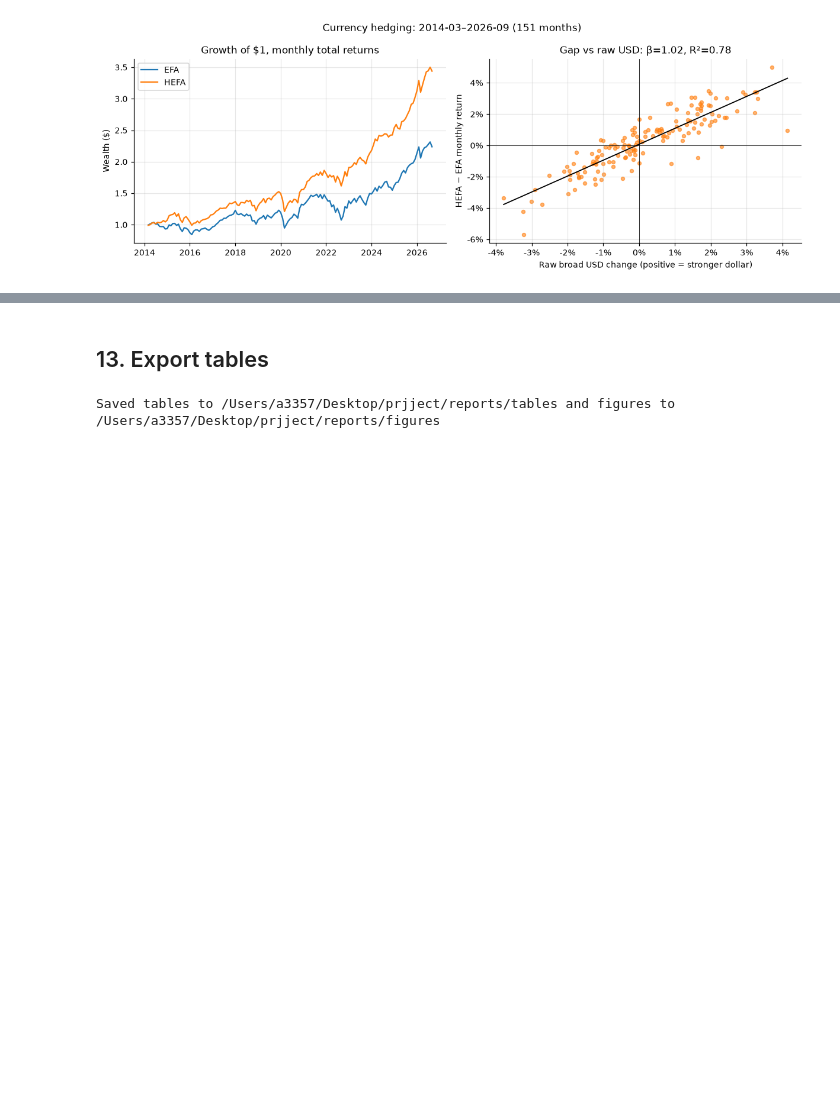
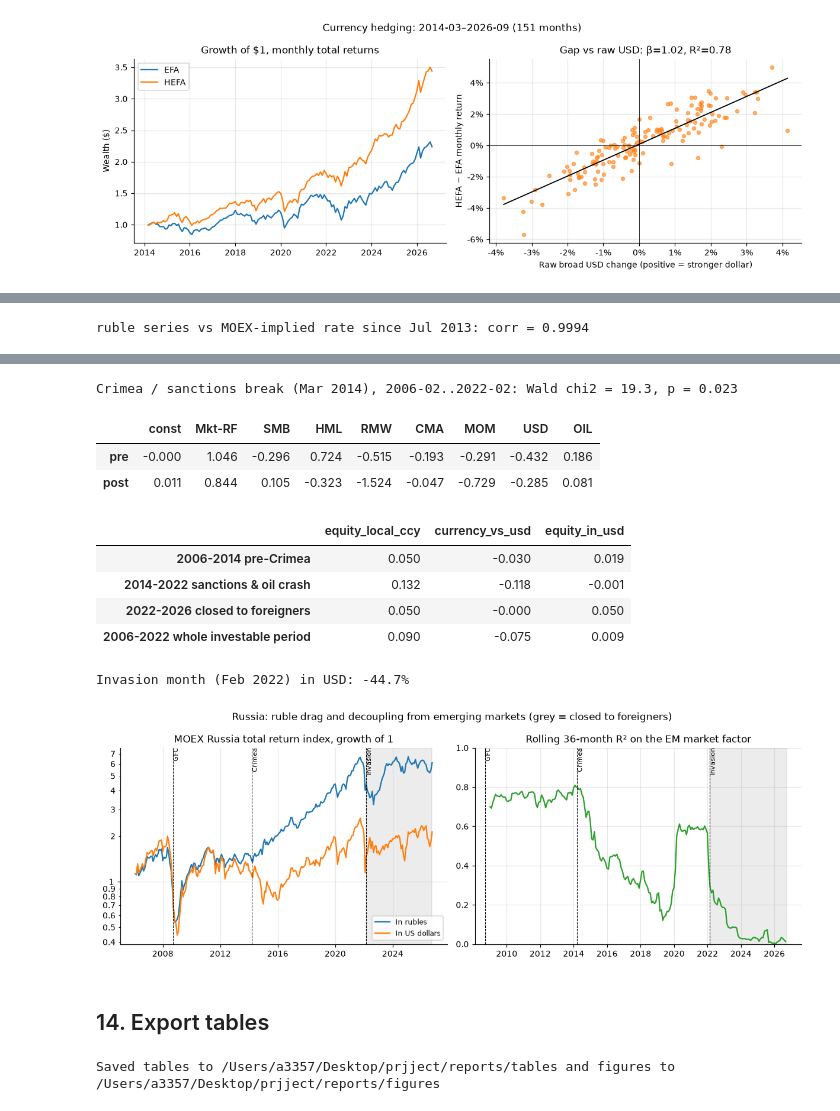
Before and after one commit to pautino/intl-factor-lab, a Jupyter notebook: notebooks/international_factor_lab.ipynb, the cells around one changed output, grey strips where cells are left out. Cells and saved outputs as stored; diff of their text form; code cells hidden in the pictures; blank space fills up the shorter version.

```diff
--- a/notebooks/international_factor_lab.ipynb
+++ b/notebooks/international_factor_lab.ipynb
@@ -401,0 +413,39 @@ save(plots.hedged_comparison(hedge_common, hedge_gap_fit), "08_hedged_vs_unhedge
+# %%
+ru = data.russia_returns()
+oil = data.oil_factor()
+
+# data check: our ruble series vs the conversion MOEX itself uses (RTS index in USD / MOEX index in RUB).
+# Feb-Mar 2022 excluded: the stock market (hence the RTS index) was closed while the ruble kept trading.
+imoex, rtsi = (data.moex_index(s).resample("ME").last() for s in ("IMOEX", "RTSI"))
+implied = (rtsi / imoex).pct_change()
+implied.index = implied.index.to_period("M")
+fx_check = ru[["RUB_fx"]].join(implied.rename("implied"), how="inner").loc["2013-07":].dropna()
+fx_check = fx_check.drop([pd.Period("2022-02", "M"), pd.Period("2022-03", "M")])
+print(f"ruble series vs MOEX-implied rate since Jul 2013: corr = {fx_check.corr().iloc[0, 1]:.4f}")
+assert fx_check.corr().iloc[0, 1] > 0.99
+
+rus = models.orthogonalize(models.align(ru["RUS_usd"], factors["Emerging"], usd).join(oil, how="inner"), "OIL")
+RUS_COLS = models.FF6 + ["USD", "OIL"]
+RUSSIA_PERIODS = {
+    "2006-2014 pre-Crimea": ("2006-02", "2014-02"),
+    "2014-2022 sanctions & oil crash": ("2014-03", "2022-02"),
+    "2022-2026 closed to foreigners": ("2022-04", str(rus.index.max())),
+}
+russia_fits = models.period_fits(rus, RUS_COLS, RUSSIA_PERIODS, report=("Mkt-RF", "USD", "OIL"))
+display(russia_fits)
+
+ru_table, ru_stat, ru_p = models.stability_test(rus.loc[:"2022-02"], RUS_COLS, "2014-03")
+print(f"Crimea / sanctions break (Mar 2014), 2006-02..2022-02: Wald chi2 = {ru_stat:.1f}, p = {ru_p:.3f}")
+display(ru_table.T)
+
+russia_ccy = models.currency_decomposition(
+    ru, {**RUSSIA_PERIODS, "2006-2022 whole investable period": ("2006-02", "2022-02")})
+display(russia_ccy)
+print(f"Invasion month (Feb 2022) in USD: {ru.loc['2022-02', 'RUS_usd']:.1%}")
+
+r2 = (rus["y"].rolling(WINDOW).corr(rus["Mkt-RF"]) ** 2).dropna()
+save(plots.russia_overview(ru.loc["2006-02":], r2,
+                           {"GFC": "2008-09-15", "Crimea": "2014-03-18", "Invasion": "2022-02-24"}),
+     "09_russia")
+# %% [output]
+ruble series vs MOEX-implied rate since Jul 2013: corr = 0.9994
@@ -402,5 +456,16 @@ save(plots.hedged_comparison(hedge_common, hedge_gap_fit), "08_hedged_vs_unhedge
+Crimea / sanctions break (Mar 2014), 2006-02..2022-02: Wald chi2 = 19.3, p = 0.023
+|  | const | Mkt-RF | SMB | HML | RMW | CMA | MOM | USD | OIL |
+| pre | -0.000 | 1.046 | -0.296 | 0.724 | -0.515 | -0.193 | -0.291 | -0.432 | 0.186 |
+| post | 0.011 | 0.844 | 0.105 | -0.323 | -1.524 | -0.047 | -0.729 | -0.285 | 0.081 |
+|  | equity_local_ccy | currency_vs_usd | equity_in_usd |
+| 2006-2014 pre-Crimea | 0.050 | -0.030 | 0.019 |
+| 2014-2022 sanctions & oil crash | 0.132 | -0.118 | -0.001 |
+| 2022-2026 closed to foreigners | 0.050 | -0.000 | 0.050 |
+| 2006-2022 whole investable period | 0.090 | -0.075 | 0.009 |
+Invasion month (Feb 2022) in USD: -44.7%
+[figure, added]
 # %% [markdown]
-## 13. Export tables
+## 14. Export tables
 # %%
 summary.to_csv(TAB_DIR / "model_summary.csv")
 pd.concat(coefs, names=["ETF", "term"]).to_csv(TAB_DIR / "coefficients_ff6_usd.csv")
```
Also changed, not shown: parts of 4 cells of this notebook, 15 other files.
